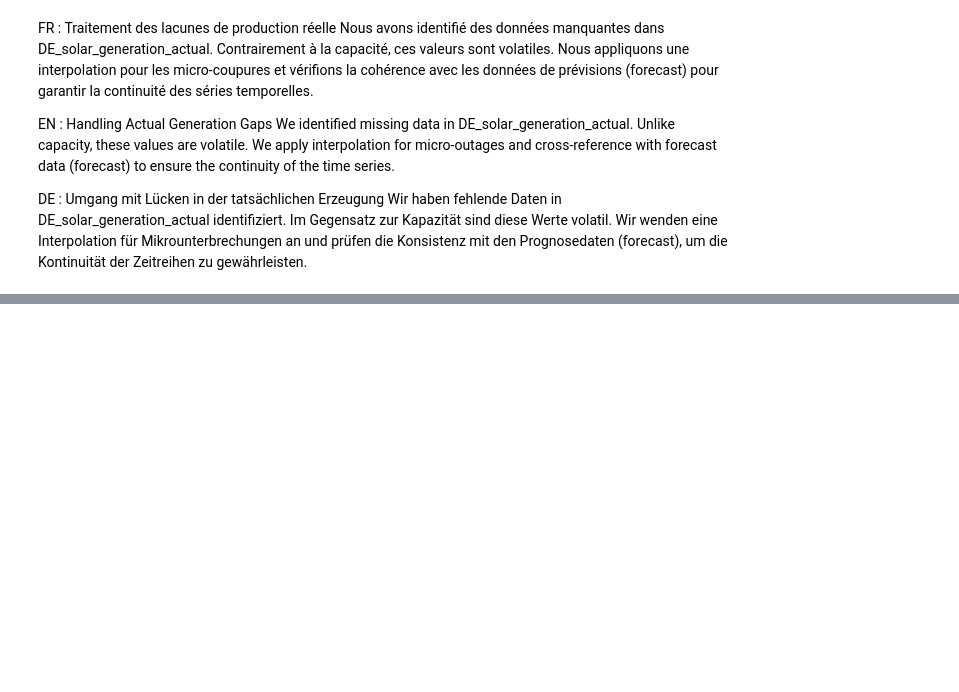
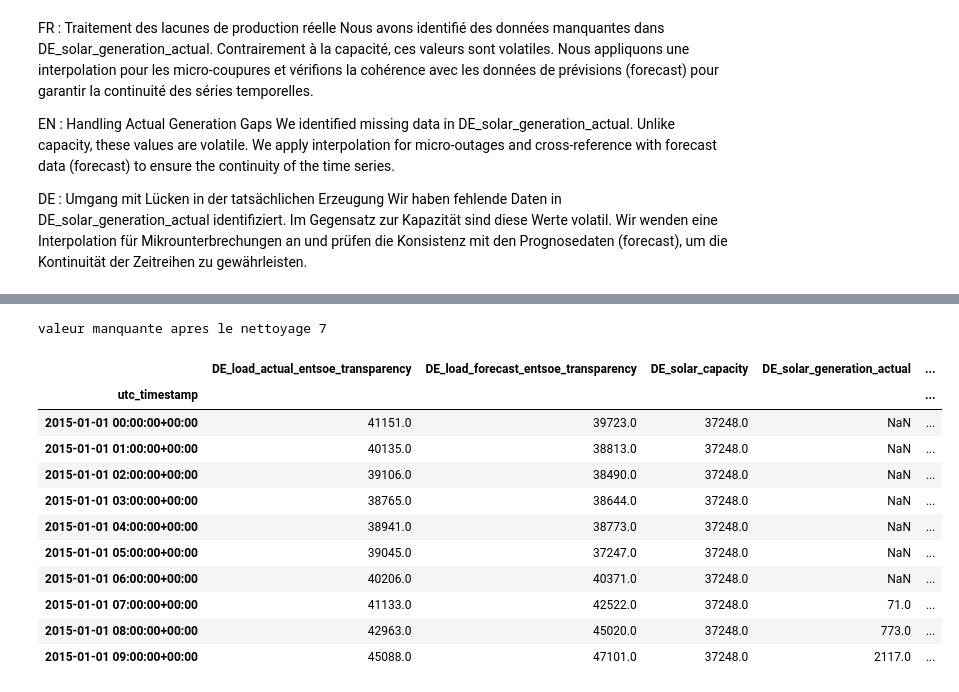
Before and after one commit to kamgaarmel/git, a Jupyter notebook: test_opsd.ipynb, the cells around one changed output, grey strips where cells are left out. Cells and saved outputs as stored; diff of their text form; code cells hidden in the pictures; blank space fills up the shorter version.

```diff
--- a/test_opsd.ipynb
+++ b/test_opsd.ipynb
@@ -216,0 +246,18 @@ Name: DE_solar_generation_actual, Length: 50400, dtype: float64
+# %%
+df_Deutschland['DE_solar_generation_actual'] = df_Deutschland['DE_solar_generation_actual'].interpolate(method = 'linear')
+print ("valeur manquante apres le nettoyage", df_Deutschland['DE_solar_generation_actual'].isnull().sum())
+df_Deutschland.head(10)
+# %% [output]
+valeur manquante apres le nettoyage 7
+|  | DE_load_actual_entsoe_transparency | DE_load_forecast_entsoe_transparency | DE_solar_capacity | DE_solar_generation_actual | ... |
+| utc_timestamp |  |  |  |  | ... |
+| 2015-01-01 00:00:00+00:00 | 41151.0 | 39723.0 | 37248.0 | NaN | ... |
+| 2015-01-01 01:00:00+00:00 | 40135.0 | 38813.0 | 37248.0 | NaN | ... |
+| 2015-01-01 02:00:00+00:00 | 39106.0 | 38490.0 | 37248.0 | NaN | ... |
+| 2015-01-01 03:00:00+00:00 | 38765.0 | 38644.0 | 37248.0 | NaN | ... |
+| 2015-01-01 04:00:00+00:00 | 38941.0 | 38773.0 | 37248.0 | NaN | ... |
+| 2015-01-01 05:00:00+00:00 | 39045.0 | 37247.0 | 37248.0 | NaN | ... |
+| 2015-01-01 06:00:00+00:00 | 40206.0 | 40371.0 | 37248.0 | NaN | ... |
+| 2015-01-01 07:00:00+00:00 | 41133.0 | 42522.0 | 37248.0 | 71.0 | ... |
+| 2015-01-01 08:00:00+00:00 | 42963.0 | 45020.0 | 37248.0 | 773.0 | ... |
+| 2015-01-01 09:00:00+00:00 | 45088.0 | 47101.0 | 37248.0 | 2117.0 | ... |
```
Also changed, not shown: parts of 22 cells of this notebook.
